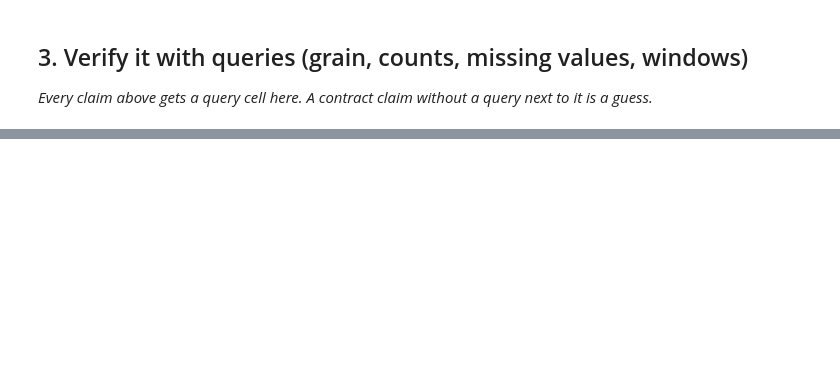
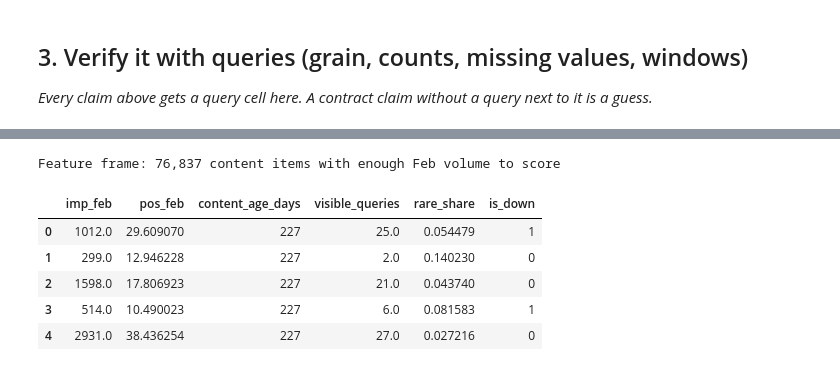
Before and after one commit to hamidrazabajwa49/flyrank-ml-internship, a Jupyter notebook: work/notebooks/w03_data_contract.ipynb, the cells around one changed output, grey strips where cells are left out. Cells and saved outputs as stored; diff of their text form; code cells hidden in the pictures; blank space fills up the shorter version.

```diff
--- a/work/notebooks/w03_data_contract.ipynb
+++ b/work/notebooks/w03_data_contract.ipynb
@@ -36,0 +165,47 @@ This skeleton is yours to fill. Work the sections **in order** — each one has
+# %%
+feb_agg = con.sql(f"""
+    SELECT content_hash_id, client_hash_id,
+           SUM(gsc_impressions) AS imp_feb,
+           AVG(gsc_avg_position) AS pos_feb
+    FROM {TABLES['fact_feb']}
+    GROUP BY 1, 2
+    HAVING imp_feb >= 100
+""").df()
+
+mar_agg = con.sql(f"""
+    SELECT content_hash_id, client_hash_id,
+           SUM(gsc_impressions) AS imp_mar
+    FROM {TABLES['fact_mar']}
+    GROUP BY 1, 2
+""").df()
+
+qmix = con.sql(f"""
+    SELECT content_hash_id,
+           ANY_VALUE(content_visible_query_count) AS visible_queries,
+           ANY_VALUE(rare_impressions_share) AS rare_share
+    FROM {TABLES['query_90d']}
+    GROUP BY 1
+""").df()
+
+age = con.sql(f"""
+    SELECT content_hash_id, content_created_date
+    FROM {TABLES['dim_content']}
+""").df()
+
+data = feb_agg.merge(mar_agg, on=['content_hash_id', 'client_hash_id'], how='inner')
+data = data.merge(qmix, on='content_hash_id', how='left')
+data = data.merge(age, on='content_hash_id', how='left')
+
+data['content_age_days'] = (pd.Timestamp(MONTH + '-01') - pd.to_datetime(data['content_created_date'])).dt.days
+data['is_down'] = (data['imp_mar'] < 0.8 * data['imp_feb']).astype(int)
+
+print(f"Feature frame: {len(data):,} content items with enough Feb volume to score")
+data[['imp_feb', 'pos_feb', 'content_age_days', 'visible_queries', 'rare_share', 'is_down']].head()
+# %% [output]
+Feature frame: 76,837 content items with enough Feb volume to score
+|  | imp_feb | pos_feb | content_age_days | visible_queries | rare_share | is_down |
+| 0 | 1012.0 | 29.609070 | 227 | 25.0 | 0.054479 | 1 |
+| 1 | 299.0 | 12.946228 | 227 | 2.0 | 0.140230 | 0 |
+| 2 | 1598.0 | 17.806923 | 227 | 21.0 | 0.043740 | 0 |
+| 3 | 514.0 | 10.490023 | 227 | 6.0 | 0.081583 | 1 |
+| 4 | 2931.0 | 38.436254 | 227 | 27.0 | 0.027216 | 0 |
```
Also changed, not shown: parts of 27 cells of this notebook.
